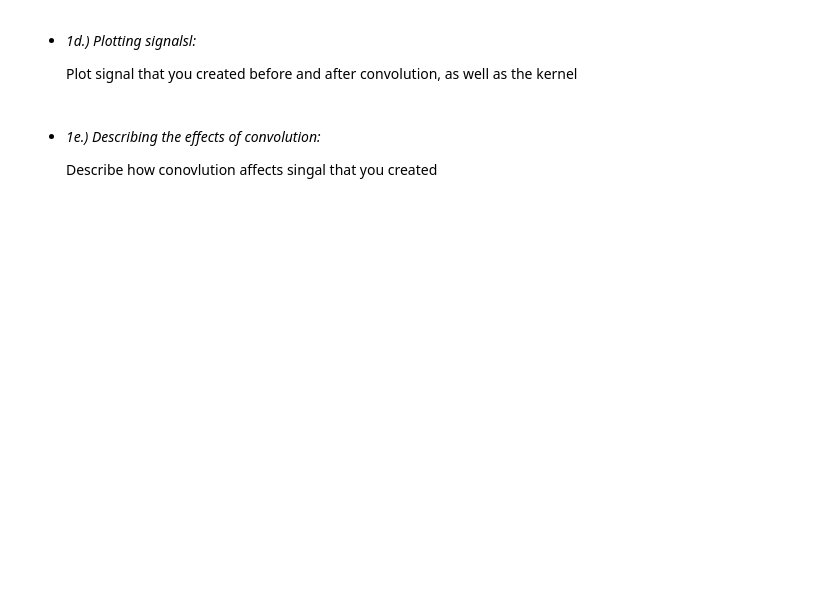
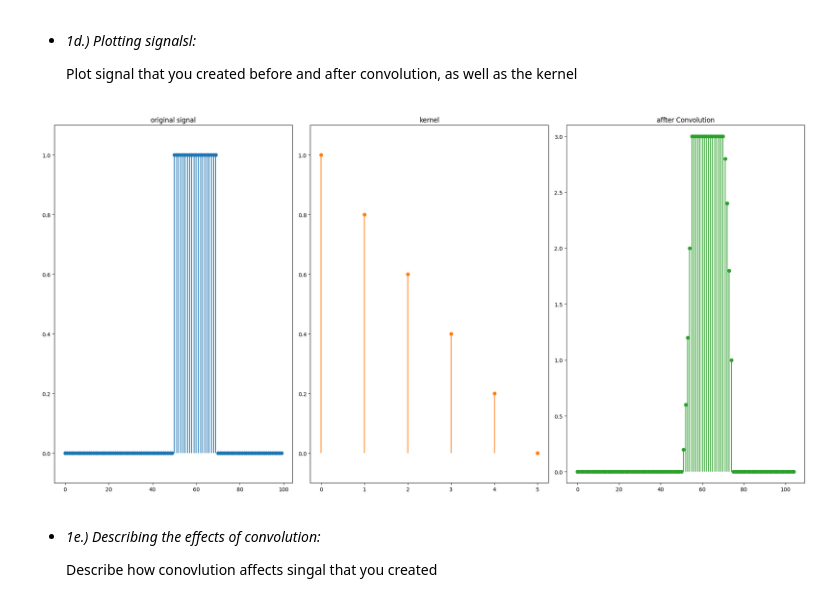
Before and after one commit to rfahrn/Time-Series-Exercises, a Jupyter notebook: exercise_3.ipynb, the cells around one changed output. Drawn from its saved outputs; the diff is of its cells as text; code cells hidden in the pictures; blank space fills up the shorter version.

```diff
--- a/exercise_3.ipynb
+++ b/exercise_3.ipynb
@@ -25,6 +68,28 @@ Important : Solutions with any library’s convolution function will not be acce
 * *1d.) Plotting signalsl:*
 
     Plot signal that you created before and after convolution, as well as the kernel
+# %%
+plt.figure(figsize=(20,10))
+
+plt.subplot(1, 3, 1)
+plt.stem(mySignal, basefmt=" ", linefmt='C0-', markerfmt='C0o')
+plt.title('original signal')
+plt.ylim(-0.1, 1.1)
+
+plt.subplot(1, 3, 2)
+plt.stem(myKernel, basefmt=" ", linefmt='C1-', markerfmt='C1o')
+plt.title('kernel')
+plt.ylim(-0.1, 1.1)
+
+plt.subplot(1, 3, 3)
+plt.stem(output, basefmt=" ", linefmt='C2-', markerfmt='C2o')
+plt.title('affter Convolution')
+plt.ylim(-0.1, max(output)+0.1)
+
+plt.tight_layout()
+plt.show()
+# %% [output]
+[figure, added]
 # %% [markdown]
 
 
```
Also changed, not shown: parts of 4 cells of this notebook.
